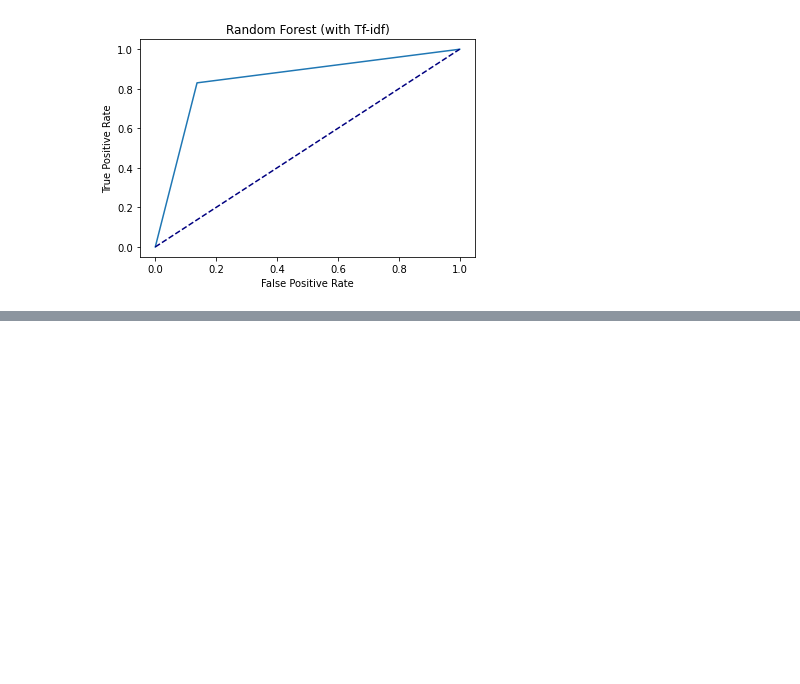
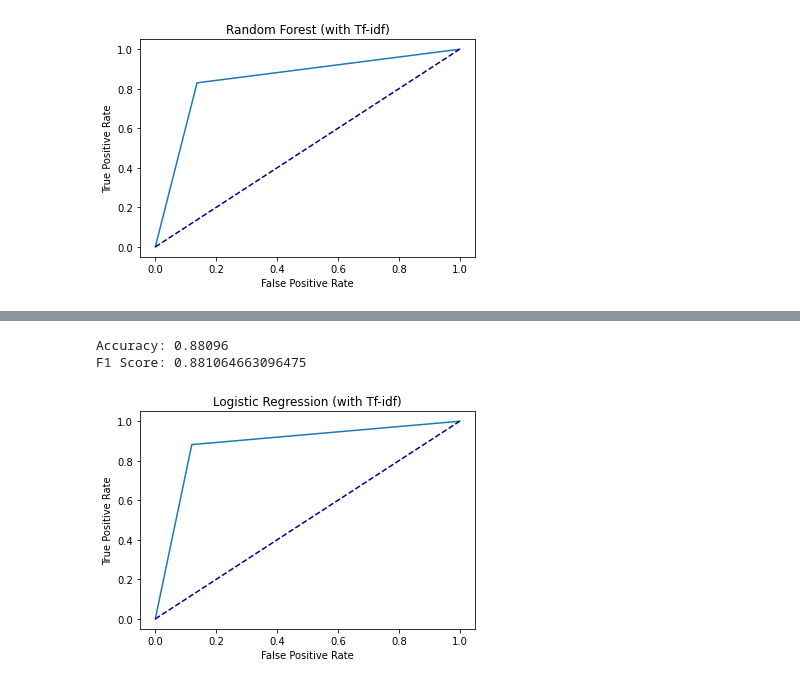
Before and after one commit to therealcs1010/CS4248-Project, a Jupyter notebook: Fatin/Fatin.ipynb, the cells around one changed output, grey strips where cells are left out. Saved outputs shown, nothing was run; the diff lists cells and outputs as text; code cells hidden in the pictures; blank space fills up the shorter version.

```diff
--- a/Fatin/Fatin.ipynb
+++ b/Fatin/Fatin.ipynb
@@ -259,0 +385,10 @@ F1 Score: 0.8438389589263928
+# %%
+model = LogisticRegression(random_state=4248, max_iter=4248)
+model.fit(train_tfidf, train_sentiment)
+preds = model.predict(test_tfidf)
+get_metrics(test_sentiment, preds)
+get_plot(test_sentiment, preds, 'Logistic Regression (with Tf-idf)', 'logistic_regression_tfidf')
+# %% [output]
+Accuracy: 0.88096
+F1 Score: 0.881064663096475
+[figure, added]
```
Also changed, not shown: parts of 44 cells of this notebook.
